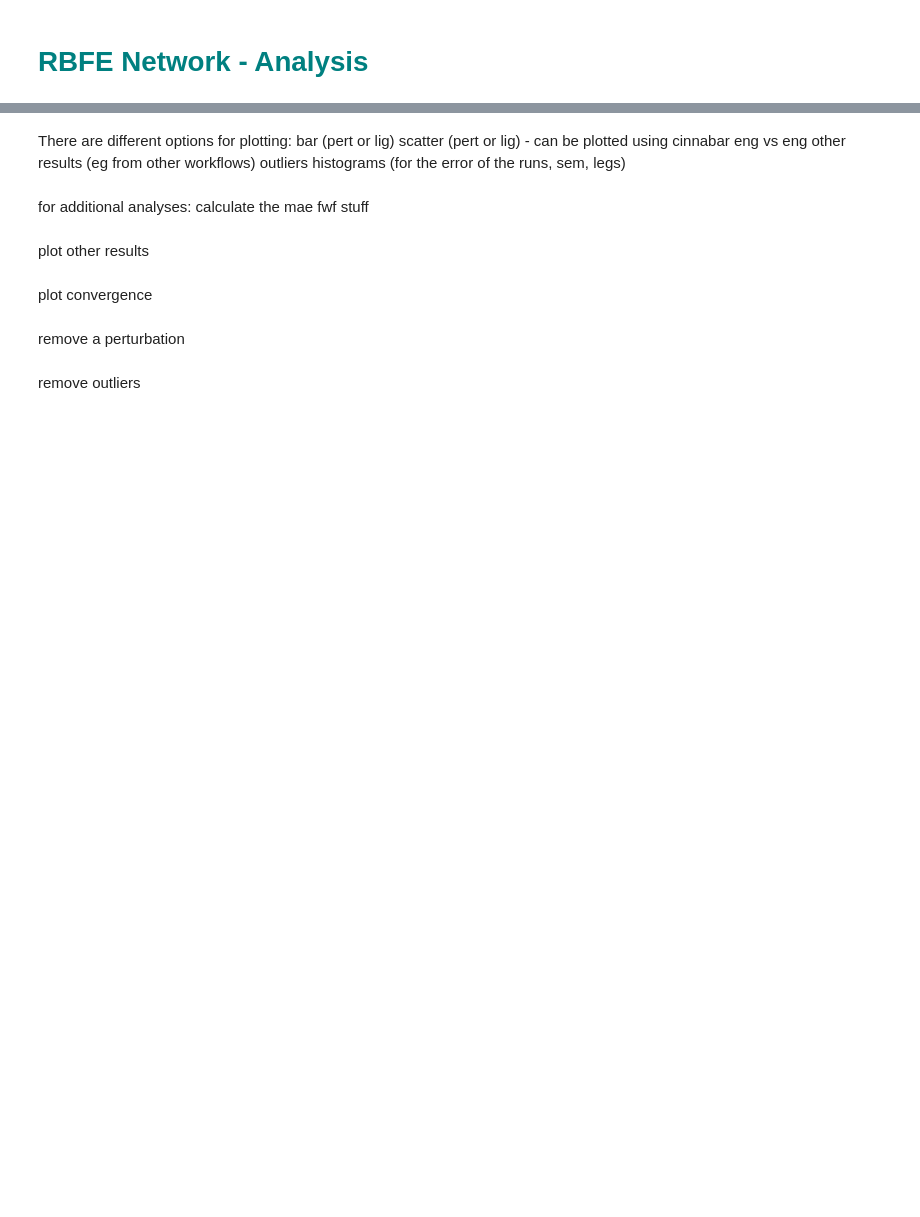
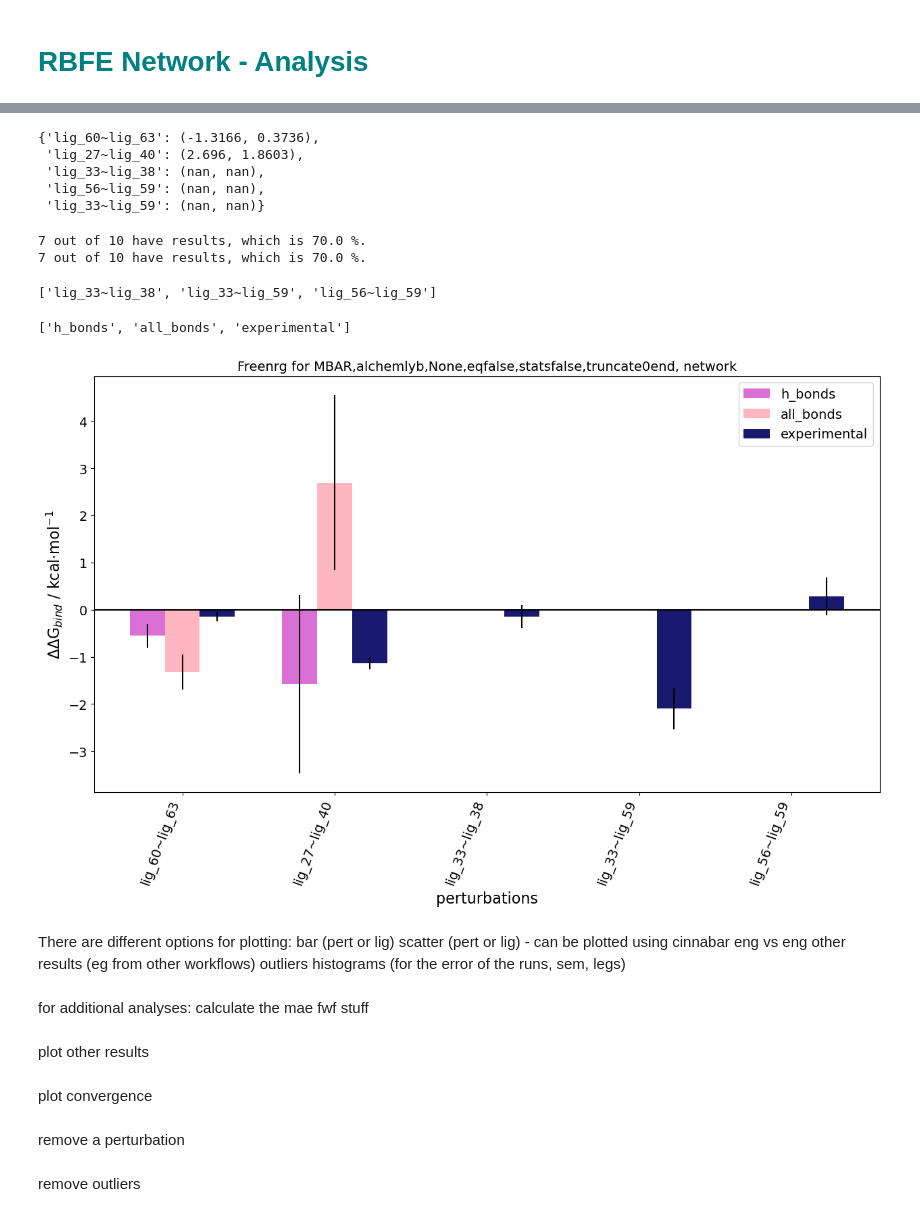
Before and after one commit to annamherz/code, a Jupyter notebook: notebooks/analysis_notebook.ipynb, the cells around one changed output, grey strips where cells are left out. Saved outputs shown, nothing was run; the diff lists cells and outputs as text; code cells hidden in the pictures; blank space fills up the shorter version.

```diff
--- a/notebooks/analysis_notebook.ipynb
+++ b/notebooks/analysis_notebook.ipynb
@@ -27,21 +41,21 @@ from pipeline.analysis import *
 # %%
 bench_folder = f"/home/anna/Documents/benchmark"
 protein = "mcl1"
-main_dir = f"{bench_folder}/extracted/{protein}"
+main_dir = f"{bench_folder}/{protein}_benchmark"
 
 # choose location for the files
-net_file = f"{main_dir}/execution_model/network_combined.dat"
+net_file = None # f"{main_dir}/execution_model/network_combined.dat"
 ana_file = f"{main_dir}/execution_model/analysis_protocol.dat"
 exp_file = f"{bench_folder}/inputs/experimental/{protein}.yml"
 
 if os.path.exists(f"{main_dir}/outputs_extracted/results"):
-    results_folder = f"{main_dir}/outputs_extracted/results"
+    results_folder = f"{main_dir}/outputs_extracted/results/hmr_prune_constrained_h-bonds"
 elif os.path.exists(f"{main_dir}/outputs/results"):
     results_folder = f"{main_dir}/outputs/results"
 else:
     raise ValueError(f"results directory not found in the {main_dir}. please make sure results were written using the analysis script previously in the pipeline")
 
-output_folder = validate.folder_path(f"{main_dir}/analysis", create=True)
+output_folder = validate.folder_path(f"{main_dir}/analysis/hmr_prune_constrained_h-bonds", create=True)
 # %%
 all_analysis_object = analysis_network(results_folder,
                                        exp_file=exp_file,
@@ -56,6 +130,18 @@ all_analysis_object.compute(cycle_closure=False)
+# %%
+all_analysis_object.calc_pert_dict["all_bonds"]
+# %% [output]
+{'lig_60~lig_63': (-1.3166, 0.3736),
+ 'lig_27~lig_40': (2.696, 1.8603),
+ 'lig_33~lig_38': (nan, nan),
+ 'lig_56~lig_59': (nan, nan),
+ 'lig_33~lig_59': (nan, nan)}
 # %%
 failed_runs = all_analysis_object.failed_runs(eng="GROMACS")
-all_analysis_object._initialise_graph_object()
-all_analysis_object.network_graph.ligands_folder = "/home/anna/Documents/benchmark/inputs/mcl1/ligands"
+# all_analysis_object._initialise_graph_object()
+# all_analysis_object.network_graph.ligands_folder = "/home/anna/Documents/benchmark/inputs/mcl1/ligands"
 # all_analysis_object.draw_failed_perturbations("GROMACS")
-all_analysis_object.network_graph.draw_perturbation("lig_33~lig_59")
+
+successful_runs = all_analysis_object.successful_runs(eng="GROMACS")
+# %% [output]
+7 out of 10 have results, which is 70.0 %.
+7 out of 10 have results, which is 70.0 %.
@@ -64,3 +148,13 @@ all_analysis_object.network_graph.draw_perturbation("lig_27~lig_38")
+# %%
+failed_runs
+# %% [output]
+['lig_33~lig_38', 'lig_33~lig_59', 'lig_56~lig_59']
+# %%
+all_analysis_object._plotting_object.set_colours({"all_bonds":"lightpink", "h_bonds":"orchid"})
+all_analysis_object.plot_bar_pert(engine=['h_bonds',"all_bonds"], **{"values":list(all_analysis_object.calc_pert_dict["all_bonds"].keys())})
+# %% [output]
+['h_bonds', 'all_bonds', 'experimental']
+[figure, added]
 # %%
 for eng in all_analysis_object.engines:
     mae = all_analysis_object._stats_object.compute_mue(y=eng, pert_val='val')
```
Also changed, not shown: parts of 7 cells of this notebook, 16 other files.
